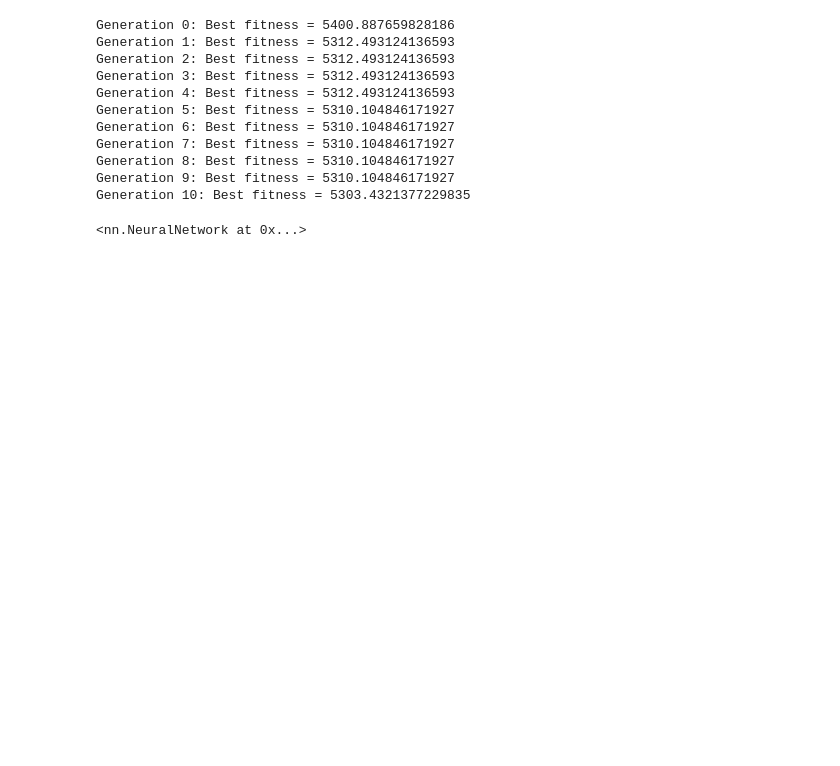
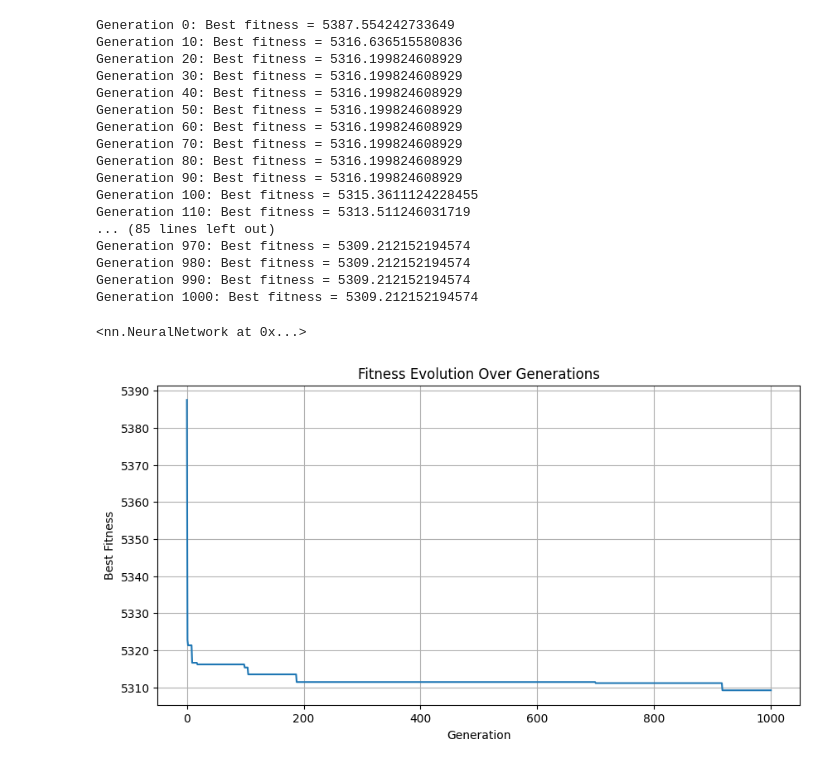
Before and after one commit to wojcikbart/NeuralNetworks, a Jupyter notebook: AE/ae3.ipynb, the cells around one changed output. Drawn from its saved outputs; the diff is of its cells as text; code cells hidden in the pictures; blank space fills up the shorter version.

```diff
--- a/AE/ae3.ipynb
+++ b/AE/ae3.ipynb
@@ -169,18 +167,28 @@ class NeuralNetworkEvolution:
 # %%
-model = NeuralNetworkEvolution([1, 10, 10, 1], X_multimodal_train, y_multimodal_train,
+model = NeuralNetworkEvolution([1, 10, 1], X_multimodal_train, y_multimodal_train,
                                  activation_fun="sigmoid", output_activation="linear", loss_fun="mse",
-                                 population_size=100)
-model.run(generations=10, mutation_rate=0.2, k=5, verbose=True)
+                                 population_size=50, random_draw=True)
+model.run(generations=int(1000), mutation_rate=0.2, k=5, verbose=True)
 # %% [output]
-Generation 0: Best fitness = 5400.887659828186
-Generation 1: Best fitness = 5312.493124136593
-Generation 2: Best fitness = 5312.493124136593
-Generation 3: Best fitness = 5312.493124136593
-Generation 4: Best fitness = 5312.493124136593
-Generation 5: Best fitness = 5310.104846171927
-Generation 6: Best fitness = 5310.104846171927
-Generation 7: Best fitness = 5310.104846171927
-Generation 8: Best fitness = 5310.104846171927
-Generation 9: Best fitness = 5310.104846171927
-Generation 10: Best fitness = 5303.4321377229835
+Generation 0: Best fitness = 5387.554242733649
+Generation 10: Best fitness = 5316.636515580836
+Generation 20: Best fitness = 5316.199824608929
+Generation 30: Best fitness = 5316.199824608929
+Generation 40: Best fitness = 5316.199824608929
+Generation 50: Best fitness = 5316.199824608929
+Generation 60: Best fitness = 5316.199824608929
+Generation 70: Best fitness = 5316.199824608929
+Generation 80: Best fitness = 5316.199824608929
+Generation 90: Best fitness = 5316.199824608929
+Generation 100: Best fitness = 5315.3611124228455
+Generation 110: Best fitness = 5313.511246031719
+... (85 lines left out)
+Generation 970: Best fitness = 5309.212152194574
+Generation 980: Best fitness = 5309.212152194574
+Generation 990: Best fitness = 5309.212152194574
+Generation 1000: Best fitness = 5309.212152194574
 <nn.NeuralNetwork at 0x...>
+# %%
+model.plot_fitness()
+# %% [output]
+[figure, added]
```
Also changed, not shown: parts of 4 cells of this notebook, 4 other files.
